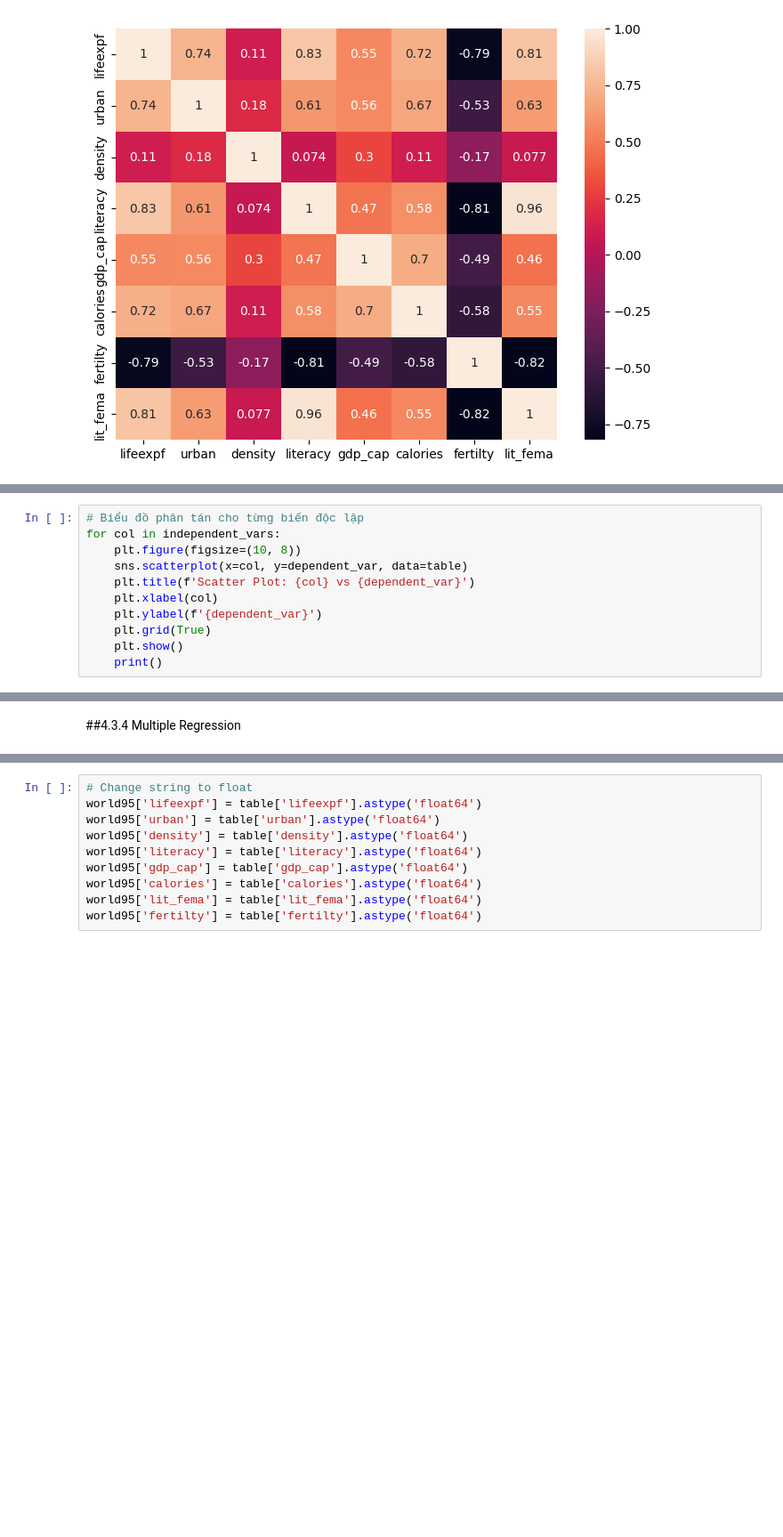
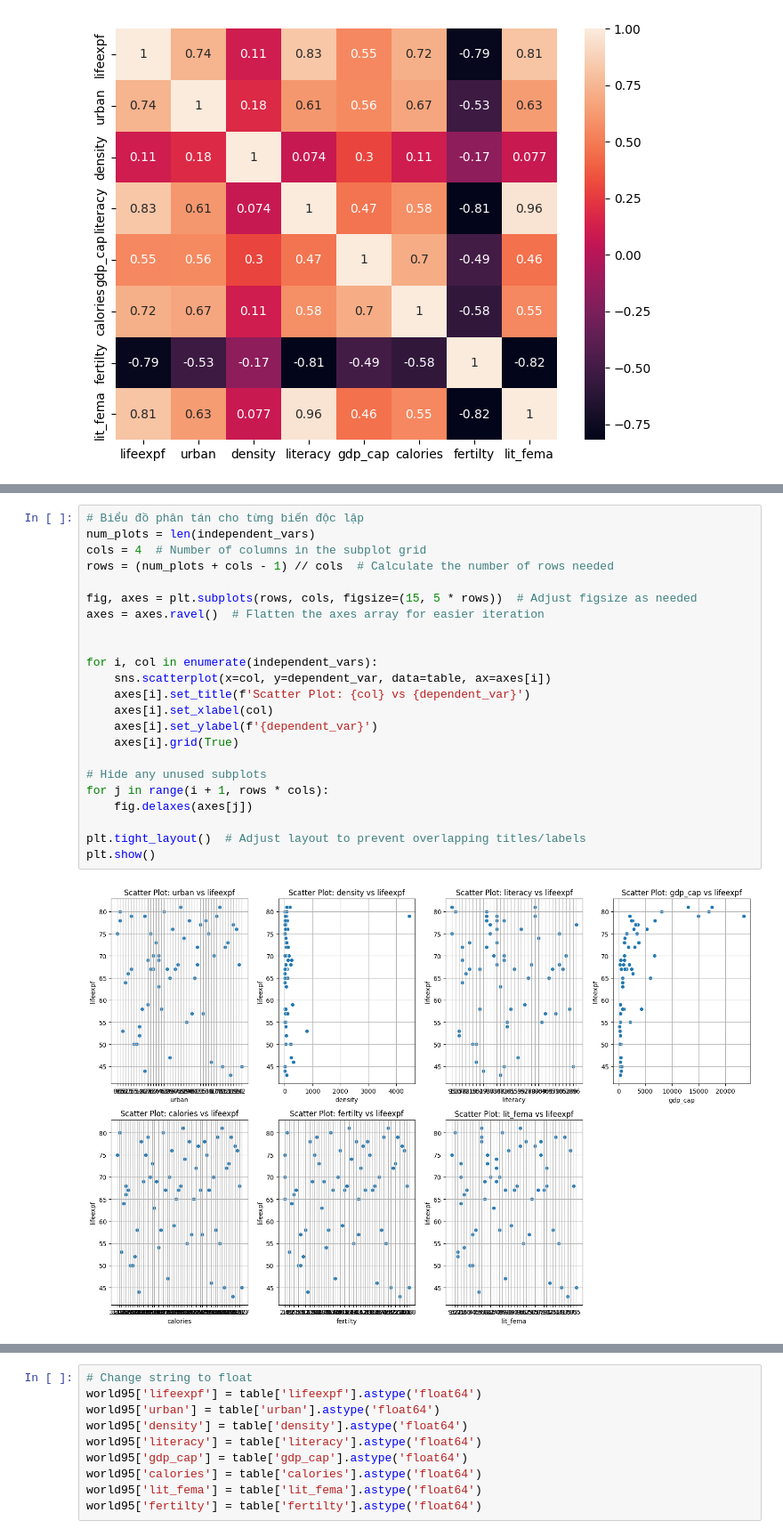
Before and after one commit to tanhpuh/regression-analysis, a Jupyter notebook: Regression Analysis.ipynb, the cells around one changed output, grey strips where cells are left out. Shown at 89% size. Cells and saved outputs as stored; diff of their text form; blank space fills up the shorter version.

```diff
--- a/Regression Analysis.ipynb
+++ b/Regression Analysis.ipynb
@@ -1463,11 +1452,0 @@ Read file nonlinear_regression_correlation_coefficient_results.xlsx
-# %%
-# Biểu đồ phân tán cho từng biến độc lập
-for col in independent_vars:
-    plt.figure(figsize=(10, 8))
-    sns.scatterplot(x=col, y=dependent_var, data=table)
-    plt.title(f'Scatter Plot: {col} vs {dependent_var}')
-    plt.xlabel(col)
-    plt.ylabel(f'{dependent_var}')
-    plt.grid(True)
-    plt.show()
-    print()
@@ -1482,2 +1453,25 @@ for col in independent_vars:
-# %% [markdown]
-##4.3.4 Multiple Regression
+# %%
+# Biểu đồ phân tán cho từng biến độc lập
+num_plots = len(independent_vars)
+cols = 4  # Number of columns in the subplot grid
+rows = (num_plots + cols - 1) // cols  # Calculate the number of rows needed
+
+fig, axes = plt.subplots(rows, cols, figsize=(15, 5 * rows))  # Adjust figsize as needed
+axes = axes.ravel()  # Flatten the axes array for easier iteration
+
+
+for i, col in enumerate(independent_vars):
+    sns.scatterplot(x=col, y=dependent_var, data=table, ax=axes[i])
+    axes[i].set_title(f'Scatter Plot: {col} vs {dependent_var}')
+    axes[i].set_xlabel(col)
+    axes[i].set_ylabel(f'{dependent_var}')
+    axes[i].grid(True)
+
+# Hide any unused subplots
+for j in range(i + 1, rows * cols):
+    fig.delaxes(axes[j])
+
+plt.tight_layout()  # Adjust layout to prevent overlapping titles/labels
+plt.show()
+# %% [output]
+[figure, added]
```
Also changed, not shown: parts of 17 cells of this notebook.
